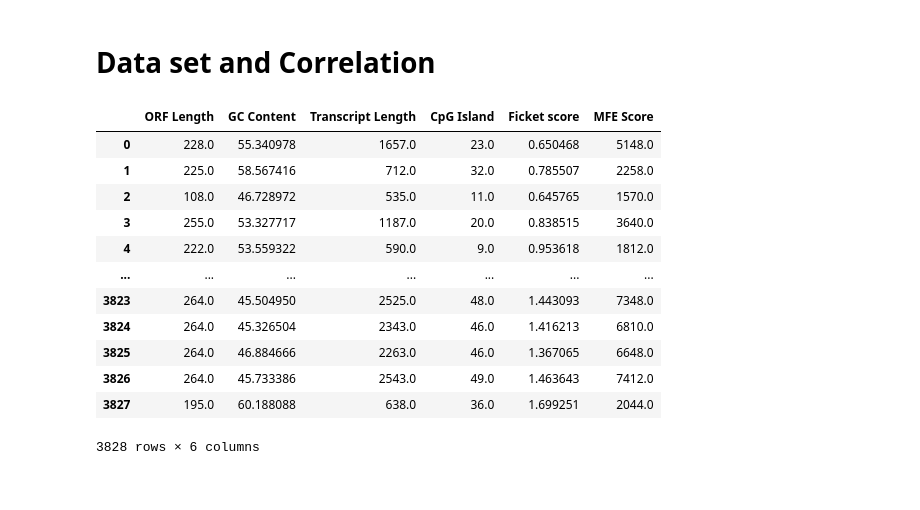
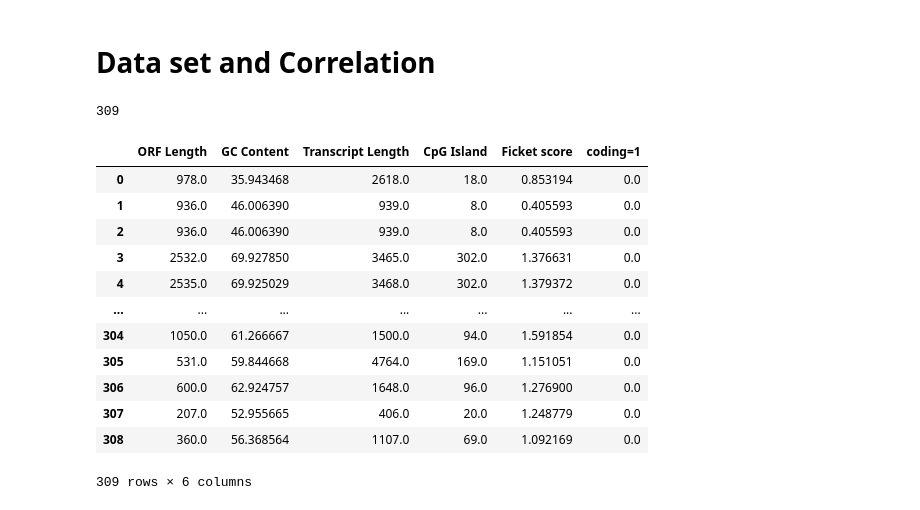
Before and after one commit to Thejus-M/Research-notes-non-coding-Rna-, a Jupyter notebook: Compiled _features-checkpoint.ipynb, the cells around one changed output. Saved outputs shown, nothing was run; the diff lists cells and outputs as text; code cells hidden in the pictures.

Commit message:
bug: create two dataset of coding and noncoding added a col coding=1 and then merged them both and shuffled but error occured at combining and shuffling

```diff
--- a/Compiled _features-checkpoint.ipynb
+++ b/Compiled _features-checkpoint.ipynb
@@ -46,7 +49,6 @@ def read_fasta_file(filename):
             sequences.append((header, sequence))
     return sequences
 
-filename = 'lncRNA.fa'
 sequences = read_fasta_file(filename)
 
 for header, sequence in sequences:
@@ -121,7 +123,7 @@ def calculate_cpg_islands(seq):
     return cpg_islands
 
 # Open the FASTA file and loop over each record
-for record in SeqIO.parse("lncRNA.fa", "fasta"):
+for record in SeqIO.parse(filename, "fasta"):
     seq_id = record.id
     seq = record.seq
 
@@ -355,7 +357,6 @@ def find_longest_orf(sequence):
                     longest_orf_length = orf_length
     return longest_orf_length
 
-filename = 'lncRNA.fa'
 sequences = read_fasta_file(filename)
 
 for header, sequence in sequences:
@@ -477,7 +478,7 @@ from Bio.SeqUtils import MeltingTemp
 from Bio import SeqIO
 # %%
 mfe_arr=[]
-for seq_record in SeqIO.parse("lncRNA.fa", "fasta"):
+for seq_record in SeqIO.parse(filename, "fasta"):
     rna_seq = Seq(str(seq_record.seq))
 
     mfe = MeltingTemp.Tm_Wallace(rna_seq.transcribe().reverse_complement_rna())
@@ -527,29 +528,50 @@ mfe_arr
 # 9. Conservation Score
 # %% [markdown]
 # Data set and Correlation
+# %%
+len(gc_arr)
+# %% [output]
+309
 # %%
 import numpy as np
 import pandas as pd
 
-dataset = [orf_arr, gc_arr, trans_arr, cpg_arr, ficket_arr]
+# coding_is_one=[1]*len(gc_arr)
+# dataset = [orf_arr, gc_arr, trans_arr, cpg_arr, ficket_arr,coding_is_one]
+# Excluded =[mfe_arr,hexa_arr]
+
+
+# numpy_coding= np.array(dataset).T
+
+# df_coding = pd.DataFrame(data=numpy_coding, columns=["ORF Length", "GC Content", "Transcript Length",
+#                                             "CpG Island", "Ficket score","coding=1"])
+
+# df_coding
+
+
+# ----------------------------------------------------------------------------------------------------------
+
+noncoding_is_zero=[0]*len(gc_arr)
+dataset = [orf_arr, gc_arr, trans_arr, cpg_arr, ficket_arr,noncoding_is_zero]
 Excluded =[mfe_arr,hexa_arr]
-numpy_data= np.array(dataset).T
 
-df = pd.DataFrame(data=numpy_data, columns=["ORF Length", "GC Content", "Transcript Length",
-                                            "CpG Island", "Ficket score"])
+numpy_ncoding= np.array(dataset).T
 
-df
+df_ncoding = pd.DataFrame(data=numpy_ncoding, columns=["ORF Length", "GC Content", "Transcript Length",
+                                            "CpG Island", "Ficket score","coding=1"])
+
+df_ncoding
 # %% [output]
-|  | ORF Length | GC Content | Transcript Length | CpG Island | Ficket score | MFE Score |
-| 0 | 228.0 | 55.340978 | 1657.0 | 23.0 | 0.650468 | 5148.0 |
-| 1 | 225.0 | 58.567416 | 712.0 | 32.0 | 0.785507 | 2258.0 |
-| 2 | 108.0 | 46.728972 | 535.0 | 11.0 | 0.645765 | 1570.0 |
-| 3 | 255.0 | 53.327717 | 1187.0 | 20.0 | 0.838515 | 3640.0 |
-| 4 | 222.0 | 53.559322 | 590.0 | 9.0 | 0.953618 | 1812.0 |
+|  | ORF Length | GC Content | Transcript Length | CpG Island | Ficket score | coding=1 |
+| 0 | 978.0 | 35.943468 | 2618.0 | 18.0 | 0.853194 | 0.0 |
+| 1 | 936.0 | 46.006390 | 939.0 | 8.0 | 0.405593 | 0.0 |
+| 2 | 936.0 | 46.006390 | 939.0 | 8.0 | 0.405593 | 0.0 |
+| 3 | 2532.0 | 69.927850 | 3465.0 | 302.0 | 1.376631 | 0.0 |
+| 4 | 2535.0 | 69.925029 | 3468.0 | 302.0 | 1.379372 | 0.0 |
 | ... | ... | ... | ... | ... | ... | ... |
-| 3823 | 264.0 | 45.504950 | 2525.0 | 48.0 | 1.443093 | 7348.0 |
-| 3824 | 264.0 | 45.326504 | 2343.0 | 46.0 | 1.416213 | 6810.0 |
-| 3825 | 264.0 | 46.884666 | 2263.0 | 46.0 | 1.367065 | 6648.0 |
-| 3826 | 264.0 | 45.733386 | 2543.0 | 49.0 | 1.463643 | 7412.0 |
-| 3827 | 195.0 | 60.188088 | 638.0 | 36.0 | 1.699251 | 2044.0 |
+| 304 | 1050.0 | 61.266667 | 1500.0 | 94.0 | 1.591854 | 0.0 |
+| 305 | 531.0 | 59.844668 | 4764.0 | 169.0 | 1.151051 | 0.0 |
+| 306 | 600.0 | 62.924757 | 1648.0 | 96.0 | 1.276900 | 0.0 |
+| 307 | 207.0 | 52.955665 | 406.0 | 20.0 | 1.248779 | 0.0 |
+| 308 | 360.0 | 56.368564 | 1107.0 | 69.0 | 1.092169 | 0.0 |
-3828 rows × 6 columns
+309 rows × 6 columns
```
Also changed, not shown: parts of 29 cells of this notebook, 1 other file.
